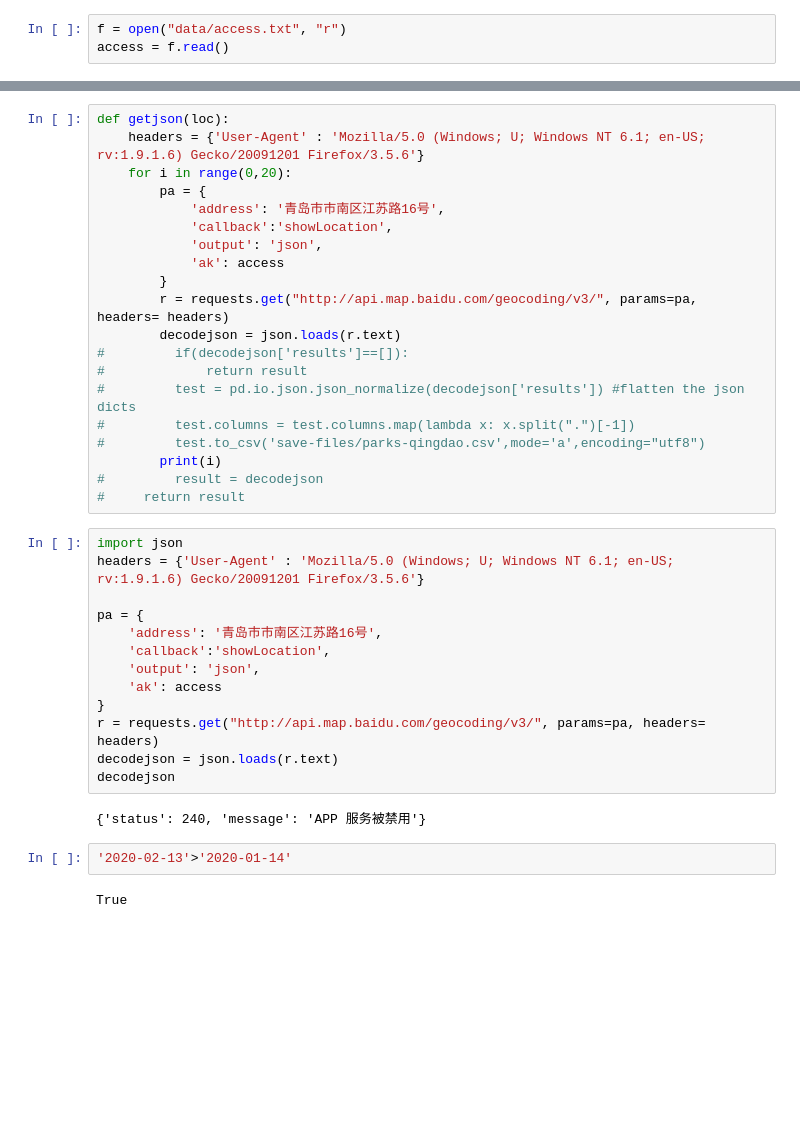
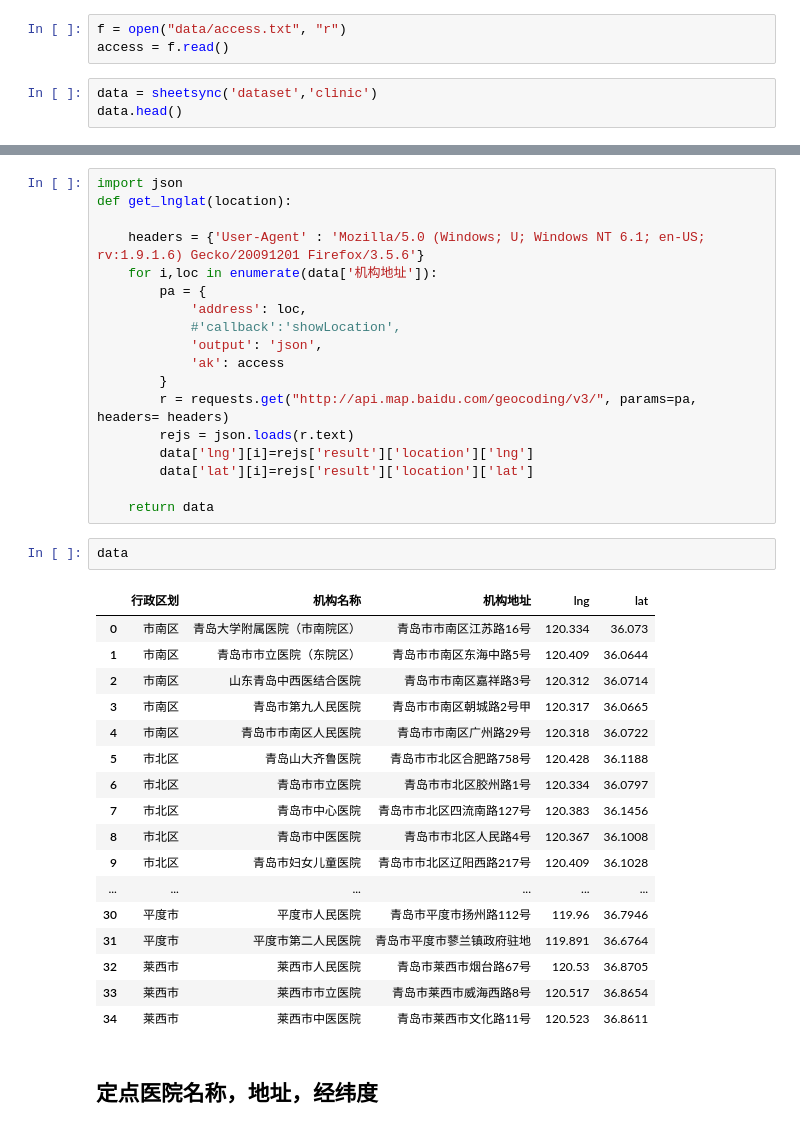
Before and after one commit to ffflora/ncov-visualization-qingdao, a Jupyter notebook: ds/preparation.ipynb, the cells around one changed output, grey strips where cells are left out. Cells and saved outputs as stored; diff of their text form; blank space fills up the shorter version.

Commit message:
Add demo, do data preparation

```diff
--- a/ds/preparation.ipynb
+++ b/ds/preparation.ipynb
@@ -207,3 +202,6 @@ sheetsync('dataset','clinic')
 # %%
 f = open("data/access.txt", "r")
 access = f.read()
+# %%
+data = sheetsync('dataset','clinic')
+data.head()
@@ -210,39 +215,40 @@ access = f.read()
 # %%
-def getjson(loc):
+import json
+def get_lnglat(location):
+
     headers = {'User-Agent' : 'Mozilla/5.0 (Windows; U; Windows NT 6.1; en-US; rv:1.9.1.6) Gecko/20091201 Firefox/3.5.6'}
-    for i in range(0,20):
+    for i,loc in enumerate(data['机构地址']):
         pa = {
-            'address': '青岛市市南区江苏路16号',
-            'callback':'showLocation',
+            'address': loc,
+            #'callback':'showLocation',
             'output': 'json',
             'ak': access
         }
         r = requests.get("http://api.map.baidu.com/geocoding/v3/", params=pa, headers= headers)
-        decodejson = json.loads(r.text)
-#         if(decodejson['results']==[]):
-#             return result
-#         test = pd.io.json.json_normalize(decodejson['results']) #flatten the json dicts
-#         test.columns = test.columns.map(lambda x: x.split(".")[-1])
-#         test.to_csv('save-files/parks-qingdao.csv',mode='a',encoding="utf8")
-        print(i)
-#         result = decodejson
-#     return result
+        rejs = json.loads(r.text)
+        data['lng'][i]=rejs['result']['location']['lng']
+        data['lat'][i]=rejs['result']['location']['lat']
+
+    return data
-# %%
-import json
-headers = {'User-Agent' : 'Mozilla/5.0 (Windows; U; Windows NT 6.1; en-US; rv:1.9.1.6) Gecko/20091201 Firefox/3.5.6'}
-
-pa = {
-    'address': '青岛市市南区江苏路16号',
-    'callback':'showLocation',
-    'output': 'json',
-    'ak': access
-}
-r = requests.get("http://api.map.baidu.com/geocoding/v3/", params=pa, headers= headers)
-decodejson = json.loads(r.text)
-decodejson
-# %% [output]
-{'status': 240, 'message': 'APP 服务被禁用'}
-# %%
-'2020-02-13'>'2020-01-14'
-# %% [output]
-True
+# %%
+data
+# %% [output]
+|  | 行政区划 | 机构名称 | 机构地址 | lng | lat |
+| 0 | 市南区 | 青岛大学附属医院（市南院区） | 青岛市市南区江苏路16号 | 120.334 | 36.073 |
+| 1 | 市南区 | 青岛市市立医院（东院区） | 青岛市市南区东海中路5号 | 120.409 | 36.0644 |
+| 2 | 市南区 | 山东青岛中西医结合医院 | 青岛市市南区嘉祥路3号 | 120.312 | 36.0714 |
+| 3 | 市南区 | 青岛市第九人民医院 | 青岛市市南区朝城路2号甲 | 120.317 | 36.0665 |
+| 4 | 市南区 | 青岛市市南区人民医院 | 青岛市市南区广州路29号 | 120.318 | 36.0722 |
+| 5 | 市北区 | 青岛山大齐鲁医院 | 青岛市市北区合肥路758号 | 120.428 | 36.1188 |
+| 6 | 市北区 | 青岛市市立医院 | 青岛市市北区胶州路1号 | 120.334 | 36.0797 |
+| 7 | 市北区 | 青岛市中心医院 | 青岛市市北区四流南路127号 | 120.383 | 36.1456 |
+| 8 | 市北区 | 青岛市中医医院 | 青岛市市北区人民路4号 | 120.367 | 36.1008 |
+| 9 | 市北区 | 青岛市妇女儿童医院 | 青岛市市北区辽阳西路217号 | 120.409 | 36.1028 |
+| ... | ... | ... | ... | ... | ... |
+| 30 | 平度市 | 平度市人民医院 | 青岛市平度市扬州路112号 | 119.96 | 36.7946 |
+| 31 | 平度市 | 平度市第二人民医院 | 青岛市平度市蓼兰镇政府驻地 | 119.891 | 36.6764 |
+| 32 | 莱西市 | 莱西市人民医院 | 青岛市莱西市烟台路67号 | 120.53 | 36.8705 |
+| 33 | 莱西市 | 莱西市市立医院 | 青岛市莱西市威海西路8号 | 120.517 | 36.8654 |
+| 34 | 莱西市 | 莱西市中医医院 | 青岛市莱西市文化路11号 | 120.523 | 36.8611 |
+# %% [markdown]
+## 定点医院名称，地址，经纬度
```
Also changed, not shown: parts of 20 cells of this notebook, 8 other files.
